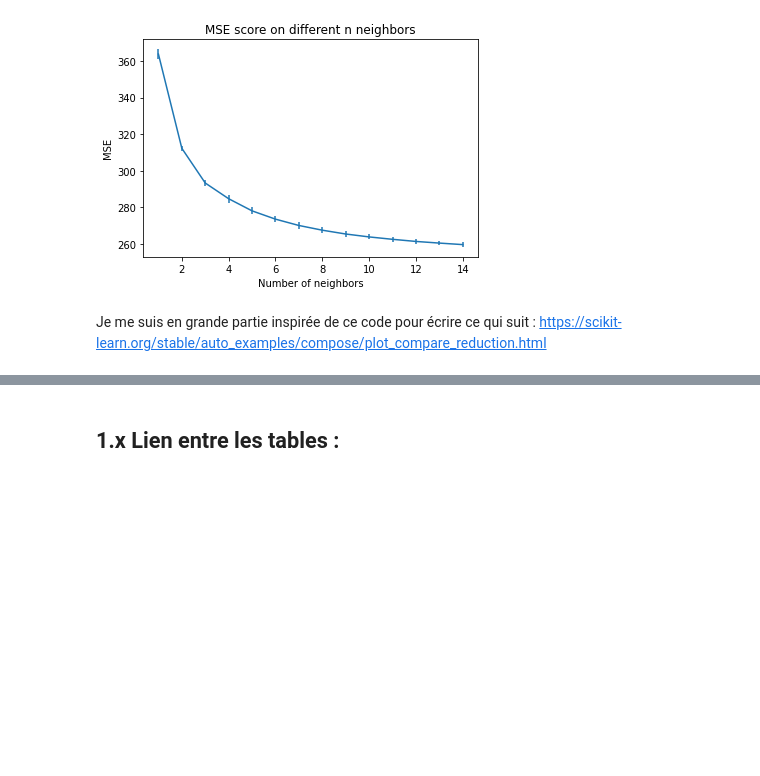
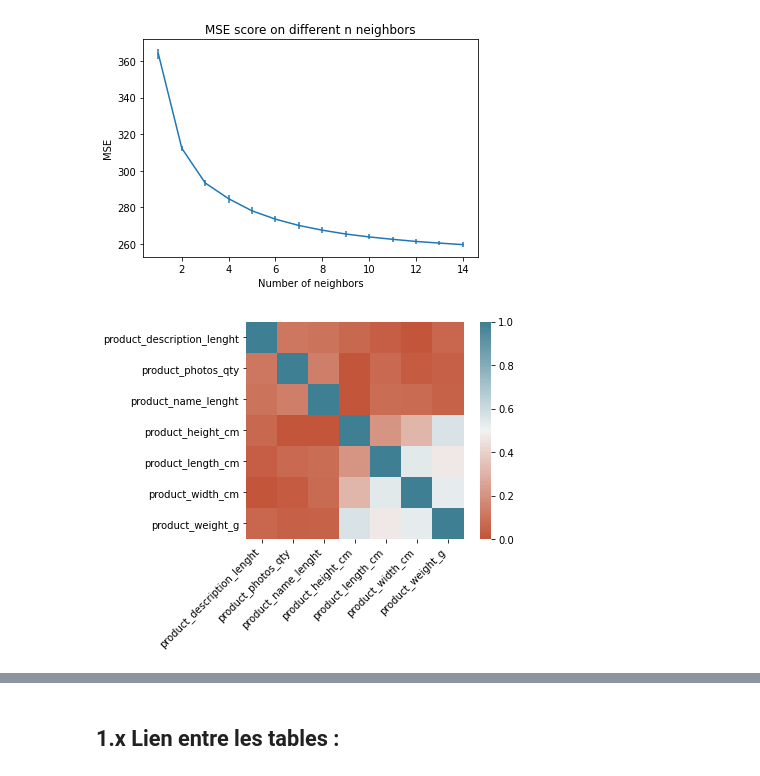
Before and after one commit to ClaireGayral/formation_openclassroom, a Jupyter notebook: P4_gayral_claire/analyse_exploratoire.ipynb, the cells around one changed output, grey strips where cells are left out. Saved outputs shown, nothing was run; the diff lists cells and outputs as text; code cells hidden in the pictures; blank space fills up the shorter version.

```diff
--- a/P4_gayral_claire/analyse_exploratoire.ipynb
+++ b/P4_gayral_claire/analyse_exploratoire.ipynb
@@ -662,7 +666,11 @@ X = products.copy()
 
 X = X.set_index("product_id")
 y = X["product_category_name"]
-y = y.fillna("missing")
+# y = y.fillna("missing")
+missing_index = y[y.isna()].index
+y = y.drop(index=missing_index)
+X = X.drop(index=missing_index)
 X = X.loc[:,~(X.dtypes == object)]
 
 n_clusters = len(np.unique(y))
+X.shape
@@ -715,5 +726,7 @@ MSE = 261.276 (+/-2.720) for {'n_neighbors': 12}
 MSE = 260.375 (+/-2.538) for {'n_neighbors': 13}
 MSE = 259.540 (+/-2.522) for {'n_neighbors': 14}
 [figure]
-# %% [markdown]
-Je me suis en grande partie inspirée de ce code pour écrire ce qui suit : https://scikit-learn.org/stable/auto_examples/compose/plot_compare_reduction.html
+# %%
+plot_heatmap_dist(X.corr())
+# %% [output]
+[figure, added]
```
Also changed, not shown: parts of 34 cells of this notebook, 2 other files.
